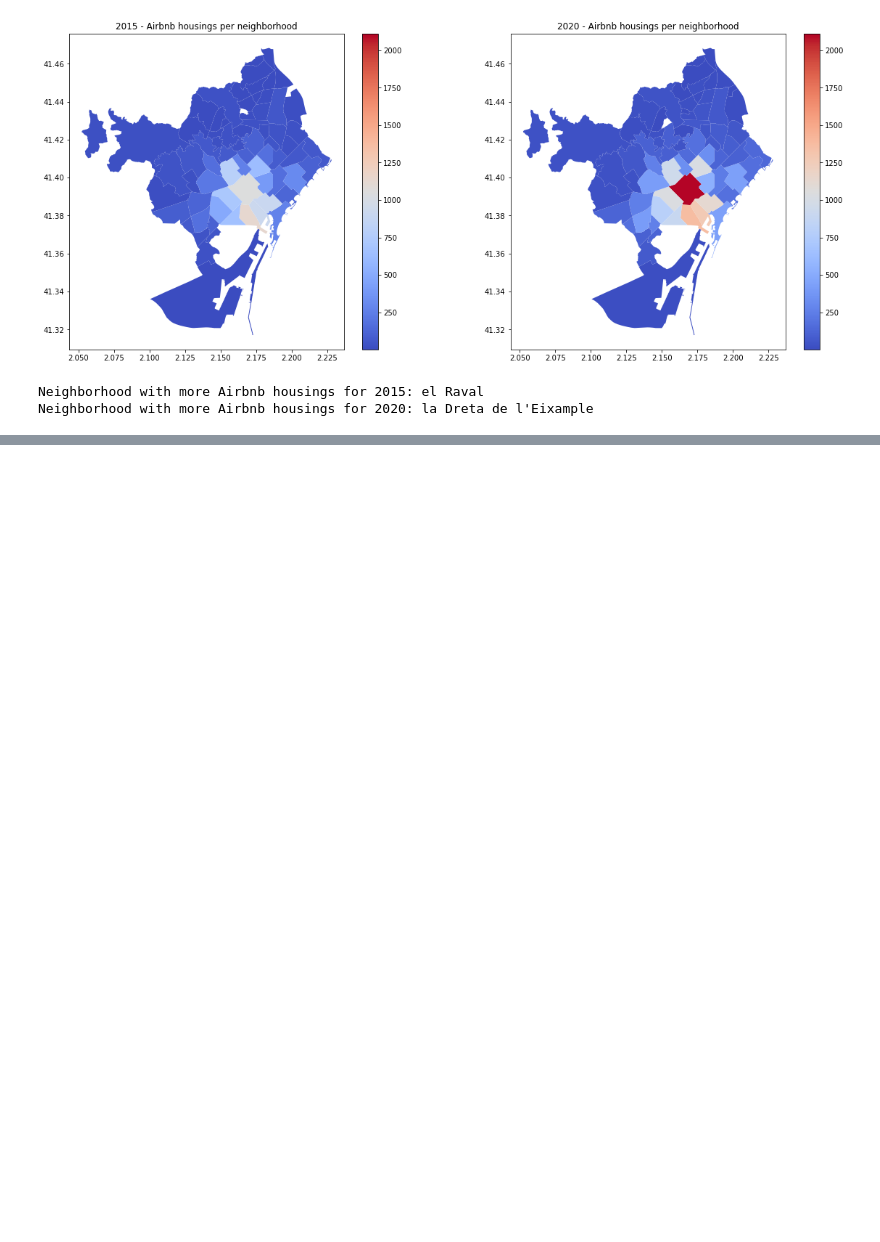
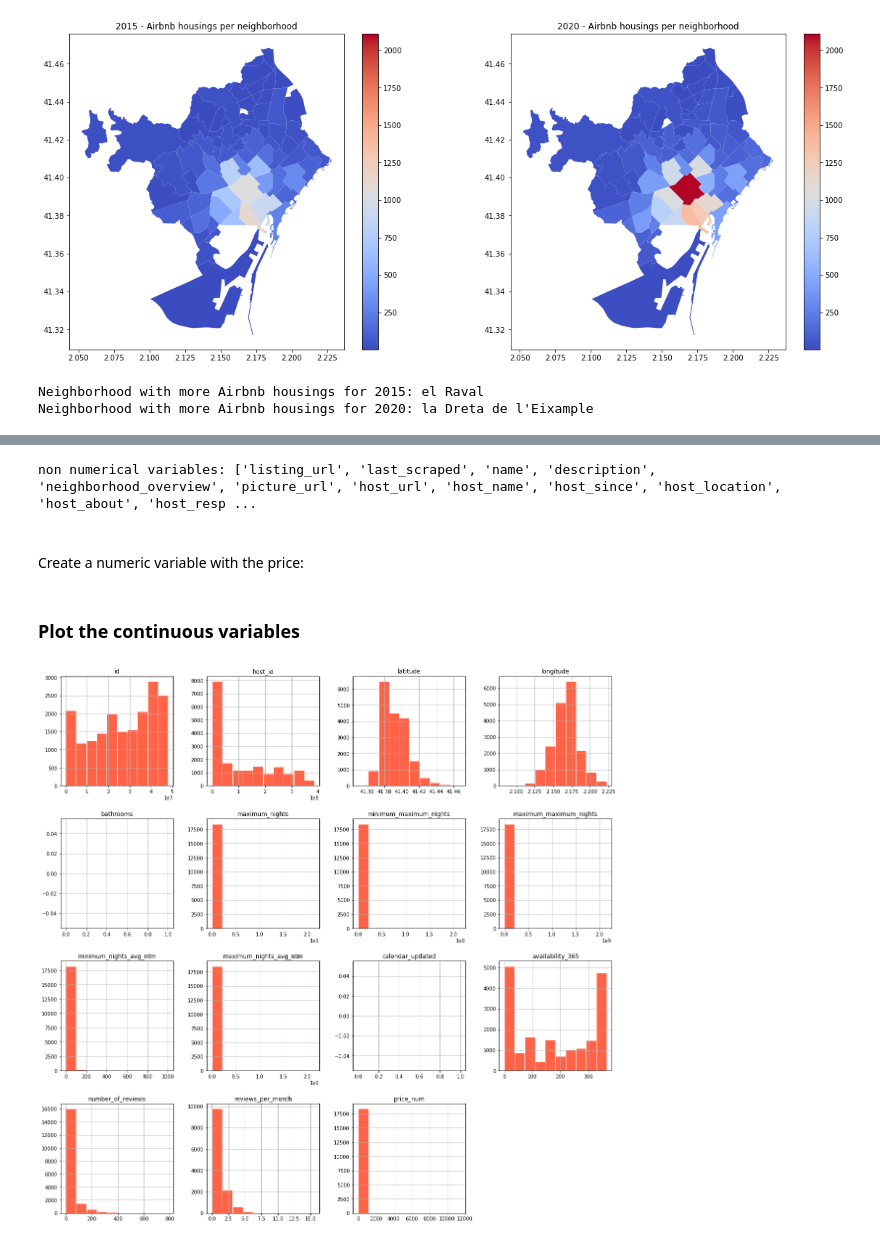
Before and after one commit to AntoniaVillarino/renting_airbnb_barcelona, a Jupyter notebook: airbnb_EDA.ipynb, the cells around one changed output, grey strips where cells are left out. Cells and saved outputs as stored; diff of their text form; code cells hidden in the pictures; blank space fills up the shorter version.

Commit message:
EDA for all Airbnb variables

```diff
--- a/airbnb_EDA.ipynb
+++ b/airbnb_EDA.ipynb
@@ -244,0 +269,17 @@ Neighborhood with more Airbnb housings for 2020: la Dreta de l'Eixample
+# %%
+def discern_variables(df):
+    threshold = 0.01
+    continuous_variables = []
+    categorical_variables = []
+
+    for column in df:
+        is_categorical = (df[column].nunique()/df[column].count()) < threshold
+        if is_categorical:
+            categorical_variables.append(column)
+        else:
+            continuous_variables.append(column)
+    return categorical_variables, continuous_variables
+
+cat_vars, cont_vars = discern_variables(df_airbnb_full)
+print(f'categorical variables: {cat_vars}\n')
+print(f'continuous variables: {cont_vars}\n')
@@ -244,0 +290,24 @@ Neighborhood with more Airbnb housings for 2020: la Dreta de l'Eixample
+# %%
+non_num_vars = df_airbnb_full.select_dtypes(exclude='number').columns.to_list()
+print(f'non numerical variables: {non_num_vars}')
+# %% [output]
+non numerical variables: ['listing_url', 'last_scraped', 'name', 'description', 'neighborhood_overview', 'picture_url', 'host_url', 'host_name', 'host_since', 'host_location', 'host_about', 'host_resp ...
+# %% [markdown]
+<br/>Create a numeric variable with the price:
+# %%
+# price is non-numeric, so I'm going to change that, and append this column to the continuous variables
+def str_to_float(row):
+    price = row['price'].split('$')[1]
+    price = price.replace(',', '')
+
+    return float(price)
+
+df_airbnb_full['price_num'] = df_airbnb_full.apply(str_to_float, axis=1)
+cont_vars.append('price_num')
+# %% [markdown]
+### Plot the continuous variables
+# %%
+fig, ax = plt.subplots(figsize=(20, 20))
+_ = df_airbnb_full[cont_vars].hist(ax=ax, color='tomato', edgecolor='white')
+# %% [output]
+[figure, added]
```
Also changed, not shown: parts of 22 cells of this notebook.
